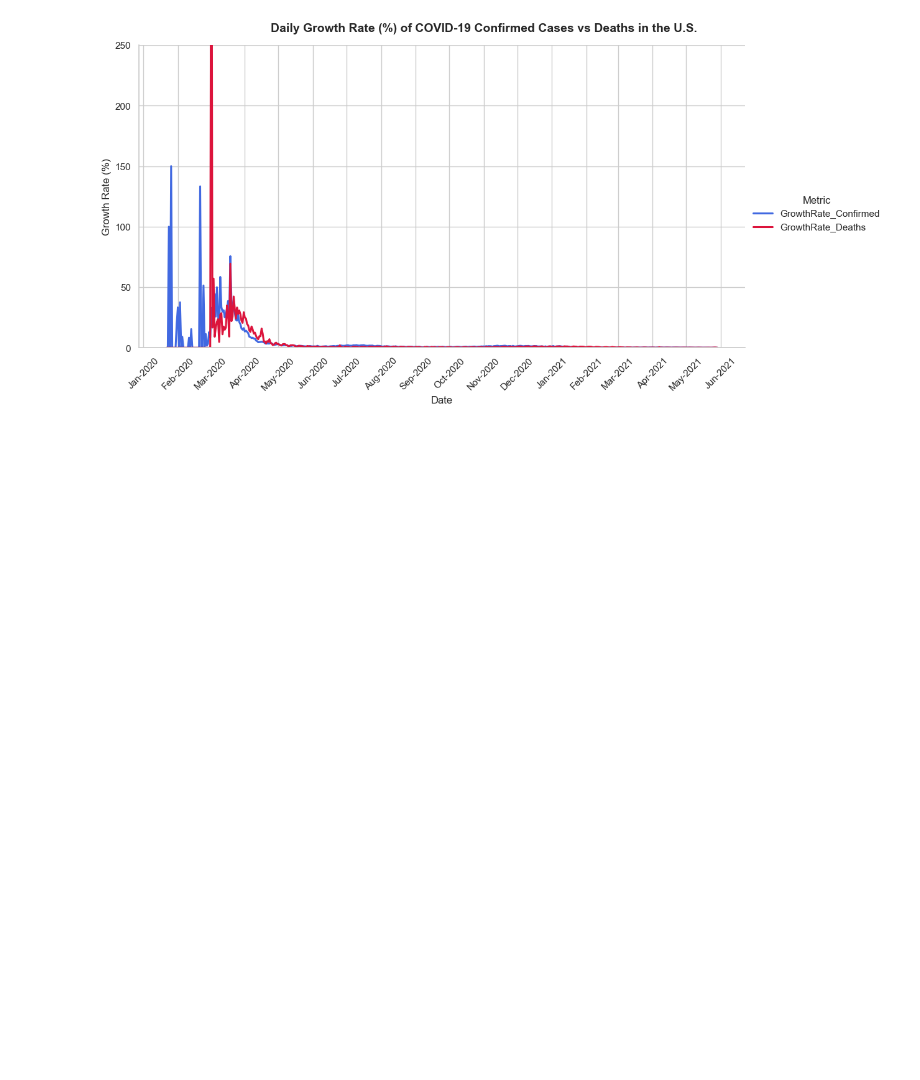
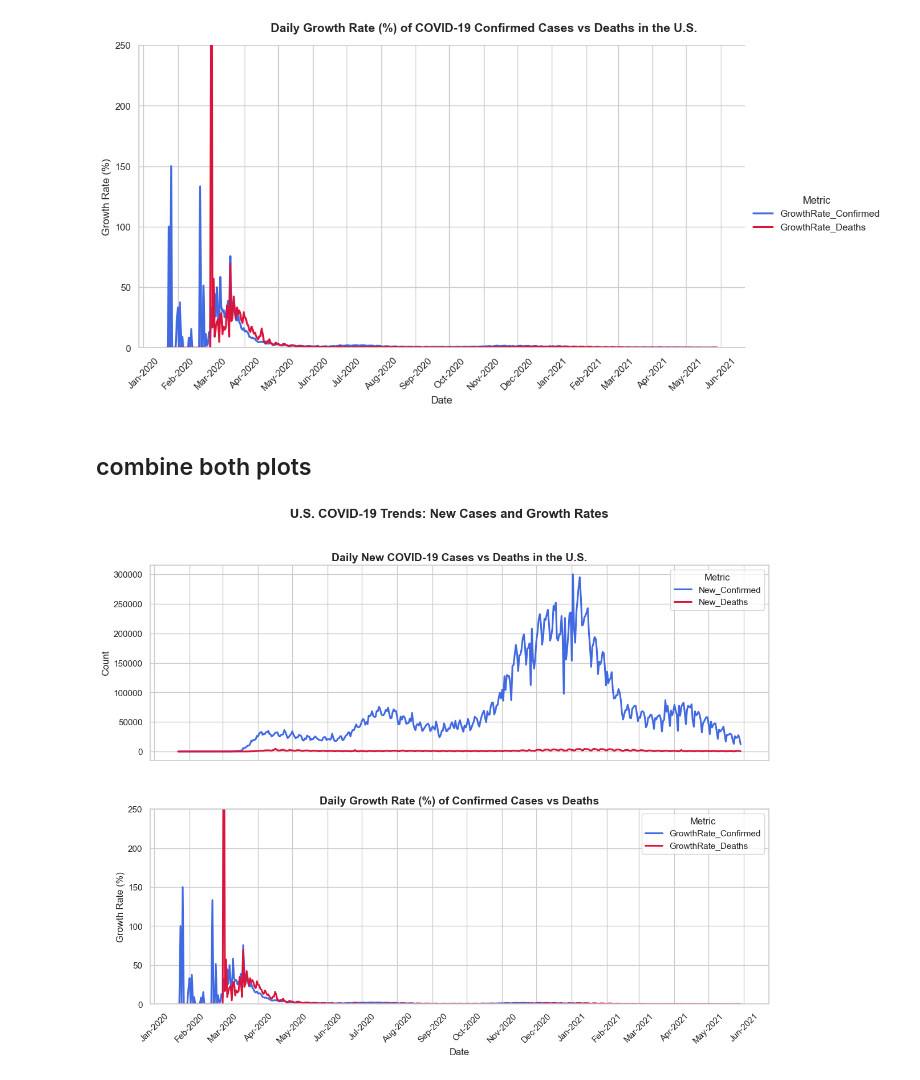
Before and after one commit to Mina-Makram-001/2_COVID-19_Analysis_Project, a Jupyter notebook: 6_US_Confirmed_VS_Death_Rates.ipynb, the cells around one changed output. Saved outputs shown, nothing was run; the diff lists cells and outputs as text; code cells hidden in the pictures; blank space fills up the shorter version.

```diff
--- a/6_US_Confirmed_VS_Death_Rates.ipynb
+++ b/6_US_Confirmed_VS_Death_Rates.ipynb
@@ -192 +194,13 @@ us_melted
 988 rows × 3 columns
+# %%
+#
+
+# Reshape data from wide → long format
+us_melted_growth = us_daily.melt(
+    id_vars='ObservationDate',
+    value_vars=['GrowthRate_Confirmed', 'GrowthRate_Deaths'],
+    var_name='Metric',
+    value_name='GrowthRate'
+)
+
+us_melted_growth
@@ -305,3 +353,58 @@ g.set(ylim=(0, 250))
 plt.show()
 # %% [output]
 [figure]
+# %% [markdown]
+## combine both plots
+# %%
+# Set style
+sns.set_theme(style="whitegrid")
+
+# Create the figure and axes
+fig, ax = plt.subplots(2, 1, figsize=(14, 10), sharex=True, gridspec_kw={'hspace': 0.25})
+
+# ------------------ (1) New Confirmed vs New Deaths ------------------
+sns.lineplot(
+    data=us_melted_new,
+    x='ObservationDate', y='values',
+    hue='Metric',
+    palette={'New_Confirmed': 'royalblue', 'New_Deaths': 'crimson'},
+    linewidth=2.2,
+    ax=ax[0]
+)
+
+ax[0].set_title("Daily New COVID-19 Cases vs Deaths in the U.S.", fontsize=14, weight='bold')
+ax[0].set_ylabel("Count")
+ax[0].legend(title="Metric")
+ax[0].xaxis.set_major_locator(mdates.MonthLocator(interval=1))
+ax[0].xaxis.set_major_formatter(mdates.DateFormatter('%b-%Y'))
+
+# ------------------ (2) Growth Rate (%) ------------------
+sns.lineplot(
+    data=us_melted_growth,
+    x='ObservationDate', y='GrowthRate',
+    hue='Metric',
+    palette={'GrowthRate_Confirmed': 'royalblue', 'GrowthRate_Deaths': 'crimson'},
+    linewidth=2.2,
+    ax=ax[1]
+)
+
+ax[1].set_title("Daily Growth Rate (%) of Confirmed Cases vs Deaths", fontsize=14, weight='bold')
+ax[1].set_ylabel("Growth Rate (%)")
+ax[1].set_xlabel("Date")
+ax[1].legend(title="Metric")
+ax[1].set_ylim(0, 250)
+
+# ------------------ X-axis formatting ------------------
+for axis in ax:
+    axis.xaxis.set_major_locator(mdates.MonthLocator(interval=1))
+    axis.xaxis.set_major_formatter(mdates.DateFormatter('%b-%Y'))
+    for label in axis.get_xticklabels():
+        label.set_rotation(45)
+
+# ------------------ Final layout adjustments ------------------
+fig.suptitle("U.S. COVID-19 Trends: New Cases and Growth Rates", fontsize=16, weight='bold', y=0.98)
+plt.tight_layout(rect=[0, 0, 1, 0.96])
+
+plt.show()
+# %% [output]
+[figure, added]
```
Also changed, not shown: parts of 4 cells of this notebook, 8 other files.
